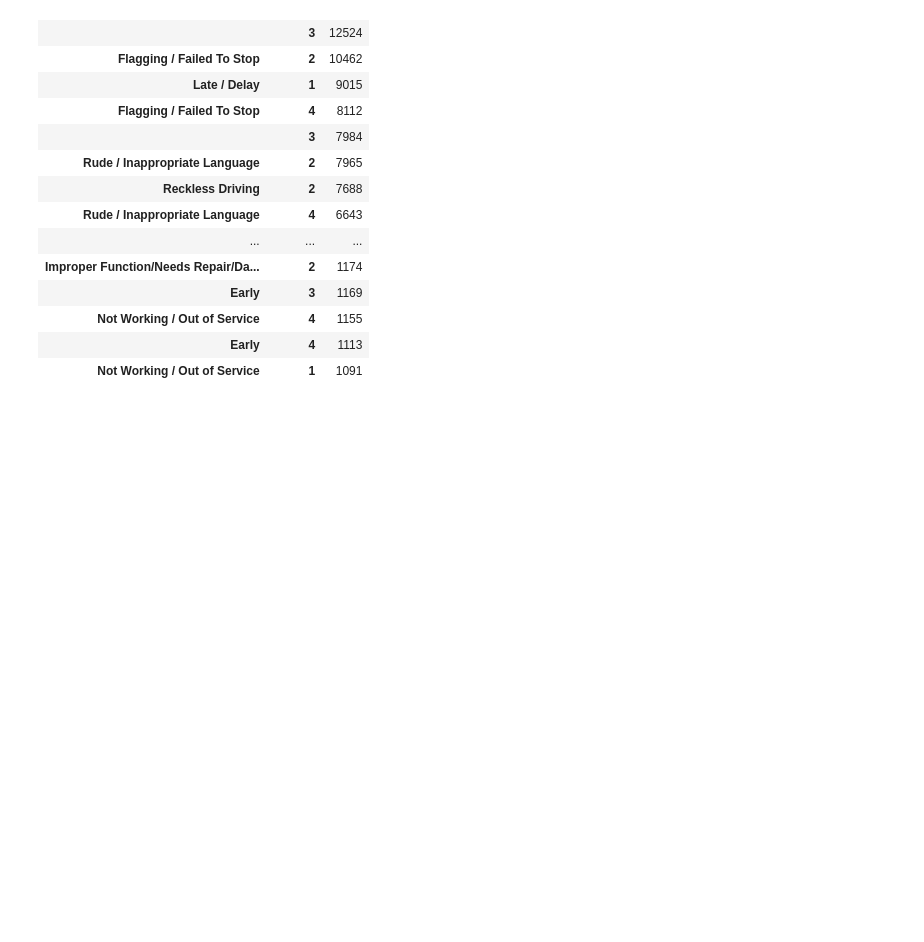
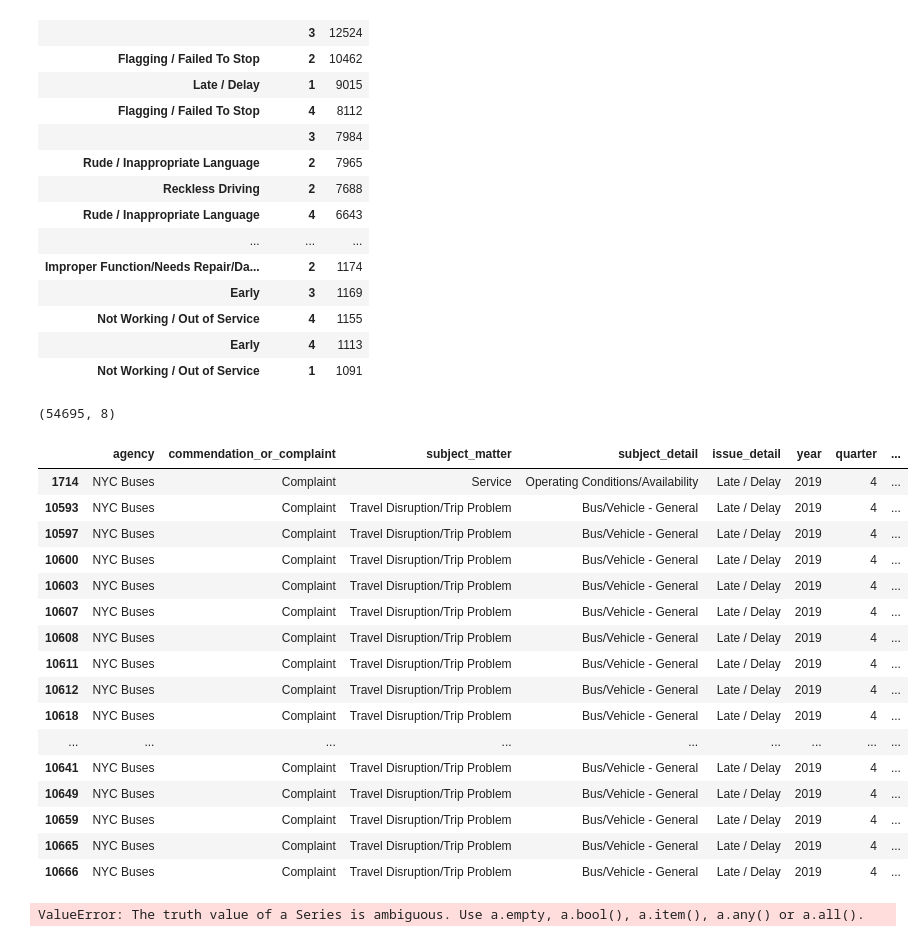
Before and after one commit to itzamnahuerta/mta_complaints, a Jupyter notebook: MTA_COMPLAINTS.ipynb, the cells around one changed output. Cells and saved outputs as stored; diff of their text form; code cells hidden in the pictures; blank space fills up the shorter version.

Commit message:
late complaints by quarters

```diff
--- a/MTA_COMPLAINTS.ipynb
+++ b/MTA_COMPLAINTS.ipynb
@@ -18,7 +18,7 @@ import seaborn as sns
 %matplotlib inline
 import matplotlib.pyplot as plt
 # %%
-df = pd.read_csv('./MTA_data/MTA_Customer_Feedback/ORIGINAL_MTA_Customer_Feedback_Data__Beginning_2014.csv')
+df = pd.read_csv('../MTA_data/MTA_Customer_Feedback/ORIGINAL_MTA_Customer_Feedback_Data__Beginning_2014.csv')
 # %%
 df.head()
 # %% [output]
@@ -603,3 +603,33 @@ issue_pv2.head(55)
 | Not Working / Out of Service | 4 | 1155 |
 | Early | 4 | 1113 |
 | Not Working / Out of Service | 1 | 1091 |
+# %%
+late_complaints = complaints_df[complaints_df['issue_detail'] == "Late / Delay"]
+# %%
+late_complaints.shape
+# %% [output]
+(54695, 8)
+# %%
+late_complaints.head(30)
+# %% [output]
+|  | agency | commendation_or_complaint | subject_matter | subject_detail | issue_detail | year | quarter | ... |
+| 1714 | NYC Buses | Complaint | Service | Operating Conditions/Availability | Late / Delay | 2019 | 4 | ... |
+| 10593 | NYC Buses | Complaint | Travel Disruption/Trip Problem | Bus/Vehicle - General | Late / Delay | 2019 | 4 | ... |
+| 10597 | NYC Buses | Complaint | Travel Disruption/Trip Problem | Bus/Vehicle - General | Late / Delay | 2019 | 4 | ... |
+| 10600 | NYC Buses | Complaint | Travel Disruption/Trip Problem | Bus/Vehicle - General | Late / Delay | 2019 | 4 | ... |
+| 10603 | NYC Buses | Complaint | Travel Disruption/Trip Problem | Bus/Vehicle - General | Late / Delay | 2019 | 4 | ... |
+| 10607 | NYC Buses | Complaint | Travel Disruption/Trip Problem | Bus/Vehicle - General | Late / Delay | 2019 | 4 | ... |
+| 10608 | NYC Buses | Complaint | Travel Disruption/Trip Problem | Bus/Vehicle - General | Late / Delay | 2019 | 4 | ... |
+| 10611 | NYC Buses | Complaint | Travel Disruption/Trip Problem | Bus/Vehicle - General | Late / Delay | 2019 | 4 | ... |
+| 10612 | NYC Buses | Complaint | Travel Disruption/Trip Problem | Bus/Vehicle - General | Late / Delay | 2019 | 4 | ... |
+| 10618 | NYC Buses | Complaint | Travel Disruption/Trip Problem | Bus/Vehicle - General | Late / Delay | 2019 | 4 | ... |
+| ... | ... | ... | ... | ... | ... | ... | ... | ... |
+| 10641 | NYC Buses | Complaint | Travel Disruption/Trip Problem | Bus/Vehicle - General | Late / Delay | 2019 | 4 | ... |
+| 10649 | NYC Buses | Complaint | Travel Disruption/Trip Problem | Bus/Vehicle - General | Late / Delay | 2019 | 4 | ... |
+| 10659 | NYC Buses | Complaint | Travel Disruption/Trip Problem | Bus/Vehicle - General | Late / Delay | 2019 | 4 | ... |
+| 10665 | NYC Buses | Complaint | Travel Disruption/Trip Problem | Bus/Vehicle - General | Late / Delay | 2019 | 4 | ... |
+| 10666 | NYC Buses | Complaint | Travel Disruption/Trip Problem | Bus/Vehicle - General | Late / Delay | 2019 | 4 | ... |
+# %%
+late_complaints[late_complaints['quarter'] == 1 or 4]
+# %% [output]
+ValueError: The truth value of a Series is ambiguous. Use a.empty, a.bool(), a.item(), a.any() or a.all().
```
Also changed, not shown: parts of 1 cell of this notebook.
